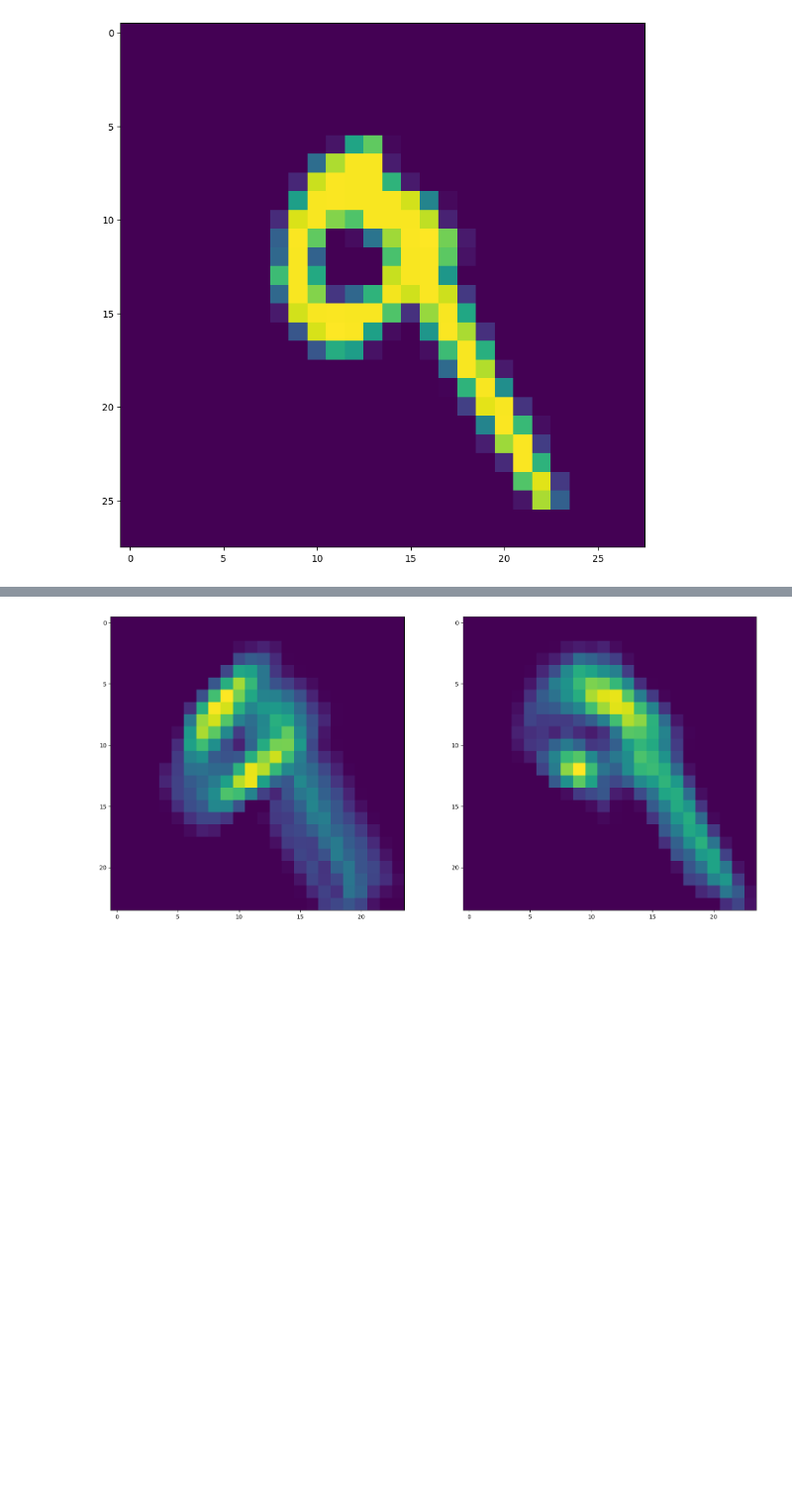
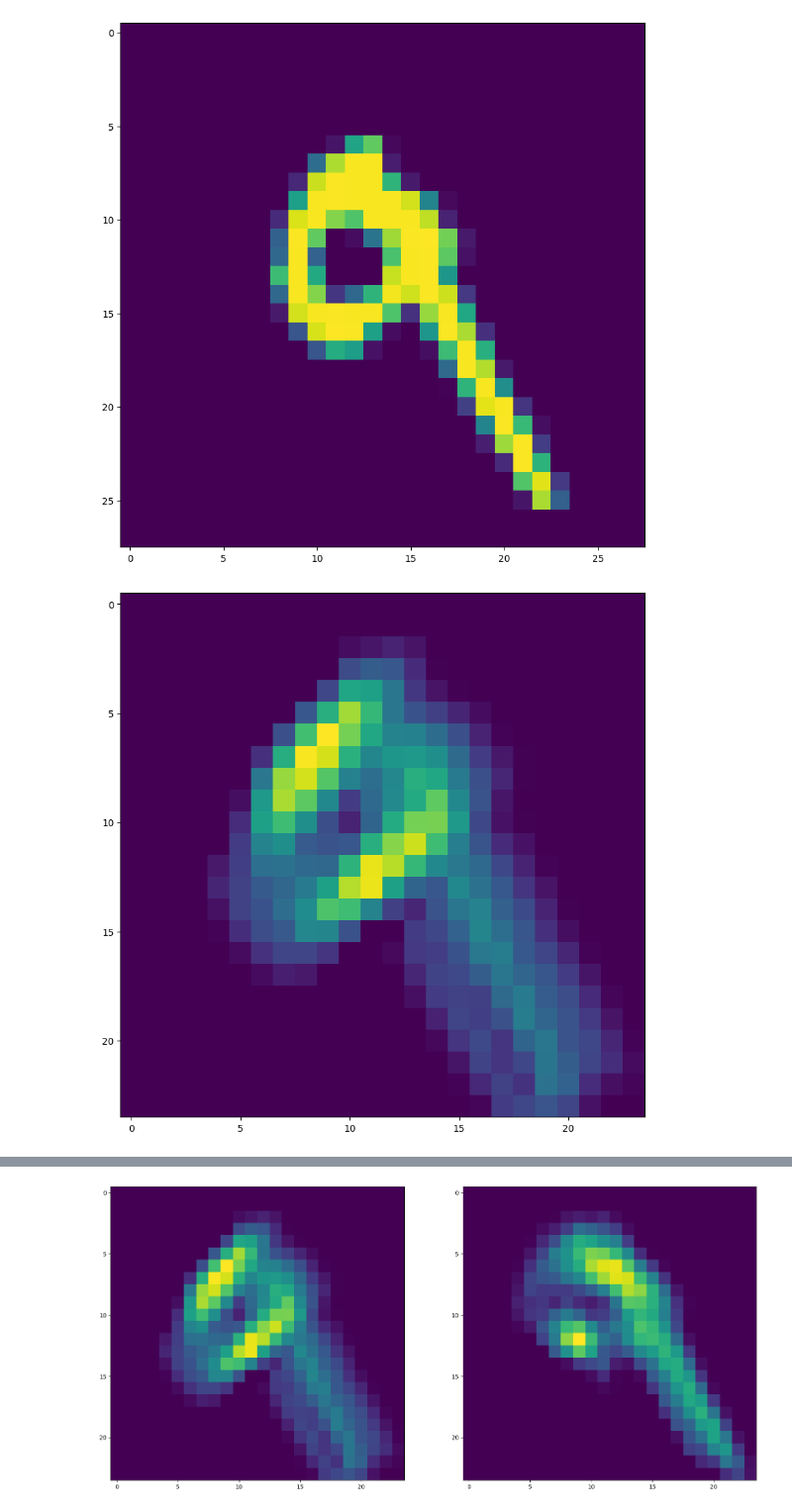
Before and after one commit to valmyr/ConvNetVerilog, a Jupyter notebook: Image.ipynb, the cells around one changed output, grey strips where cells are left out. Shown at 99% size. Drawn from its saved outputs; the diff is of its cells as text; code cells hidden in the pictures; blank space fills up the shorter version.

```diff
--- a/Image.ipynb
+++ b/Image.ipynb
@@ -427,3 +427,9 @@ plt.savefig("images/input.png")
 # a.shape
 # %% [output]
 [figure]
+# %%
+plt.figure(figsize=(10,10))
+a = import_img2(path_file=open('simulation/convIxKernelOut0.txt'),fator=1,string="images/conv1_layer0.png")
+plt.savefig("images/conv1_layer0.png")
+# %% [output]
+[figure, added]
```
Also changed, not shown: parts of 16 cells of this notebook, 16 other files.
